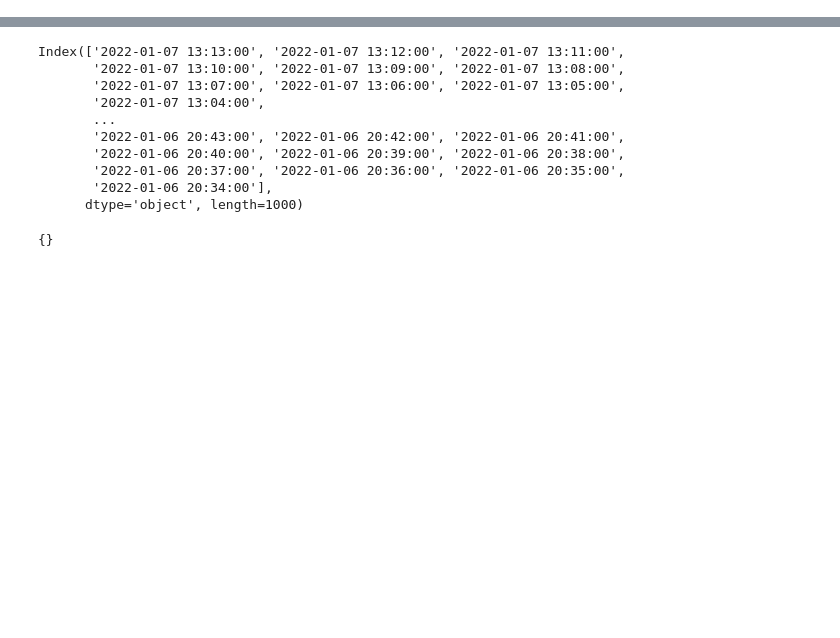
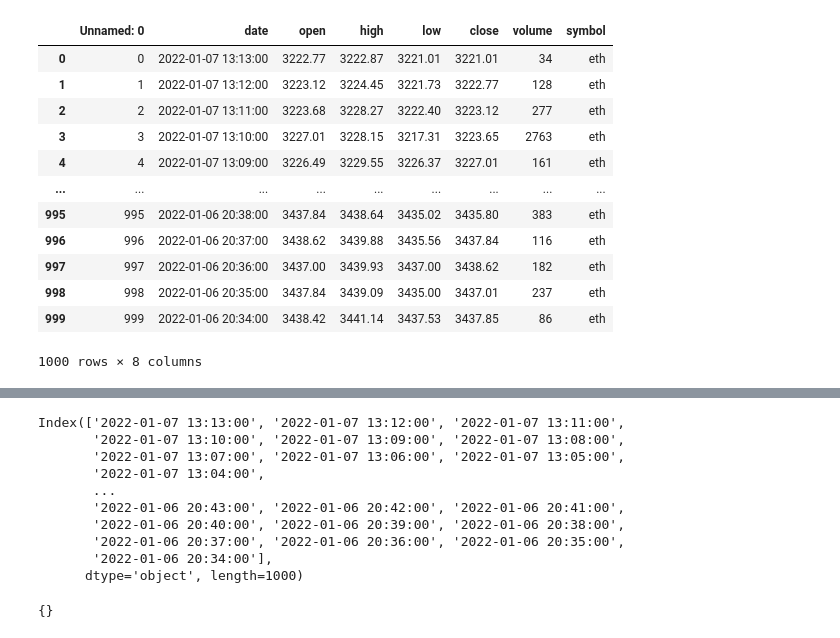
Before and after one commit to chung-ejy/comet, a Jupyter notebook: crypto_testing.ipynb, the cells around one changed output, grey strips where cells are left out. Cells and saved outputs as stored; diff of their text form; code cells hidden in the pictures; blank space fills up the shorter version.

```diff
--- a/crypto_testing.ipynb
+++ b/crypto_testing.ipynb
@@ -24,0 +36,16 @@ data = response.json()
+# %%
+ts
+# %% [output]
+|  | Unnamed: 0 | date | open | high | low | close | volume | symbol |
+| 0 | 0 | 2022-01-07 13:13:00 | 3222.77 | 3222.87 | 3221.01 | 3221.01 | 34 | eth |
+| 1 | 1 | 2022-01-07 13:12:00 | 3223.12 | 3224.45 | 3221.73 | 3222.77 | 128 | eth |
+| 2 | 2 | 2022-01-07 13:11:00 | 3223.68 | 3228.27 | 3222.40 | 3223.12 | 277 | eth |
+| 3 | 3 | 2022-01-07 13:10:00 | 3227.01 | 3228.15 | 3217.31 | 3223.65 | 2763 | eth |
+| 4 | 4 | 2022-01-07 13:09:00 | 3226.49 | 3229.55 | 3226.37 | 3227.01 | 161 | eth |
+| ... | ... | ... | ... | ... | ... | ... | ... | ... |
+| 995 | 995 | 2022-01-06 20:38:00 | 3437.84 | 3438.64 | 3435.02 | 3435.80 | 383 | eth |
+| 996 | 996 | 2022-01-06 20:37:00 | 3438.62 | 3439.88 | 3435.56 | 3437.84 | 116 | eth |
+| 997 | 997 | 2022-01-06 20:36:00 | 3437.00 | 3439.93 | 3437.00 | 3438.62 | 182 | eth |
+| 998 | 998 | 2022-01-06 20:35:00 | 3437.84 | 3439.09 | 3435.00 | 3437.01 | 237 | eth |
+| 999 | 999 | 2022-01-06 20:34:00 | 3438.42 | 3441.14 | 3437.53 | 3437.85 | 86 | eth |
+1000 rows × 8 columns
```
Also changed, not shown: parts of 16 cells of this notebook, 2 other files.
